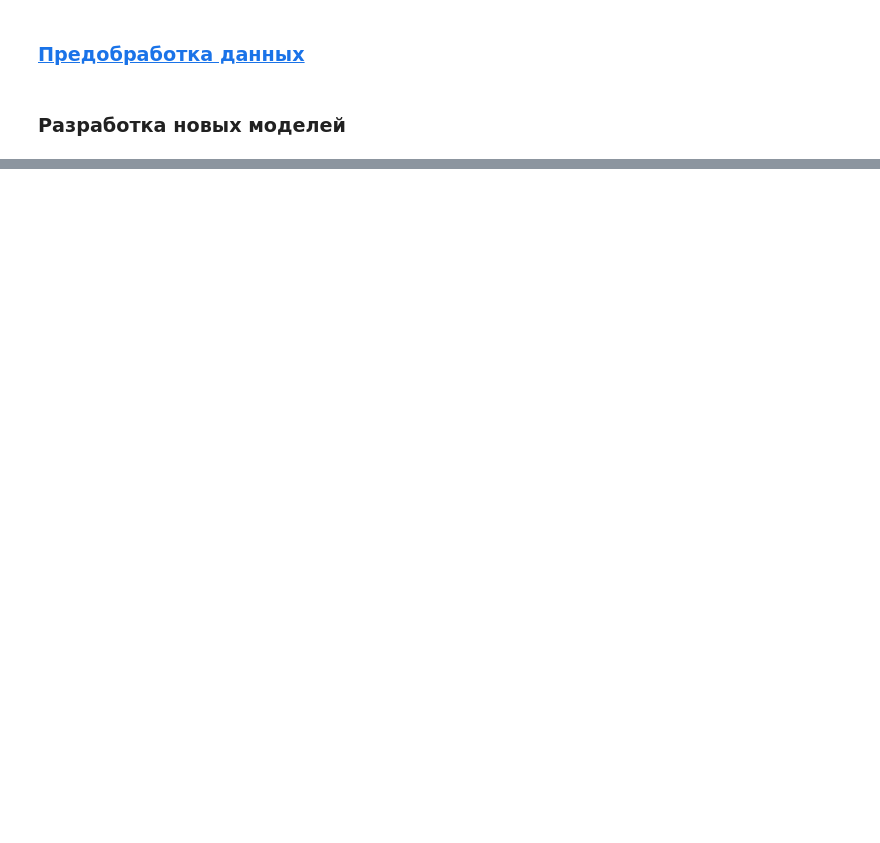
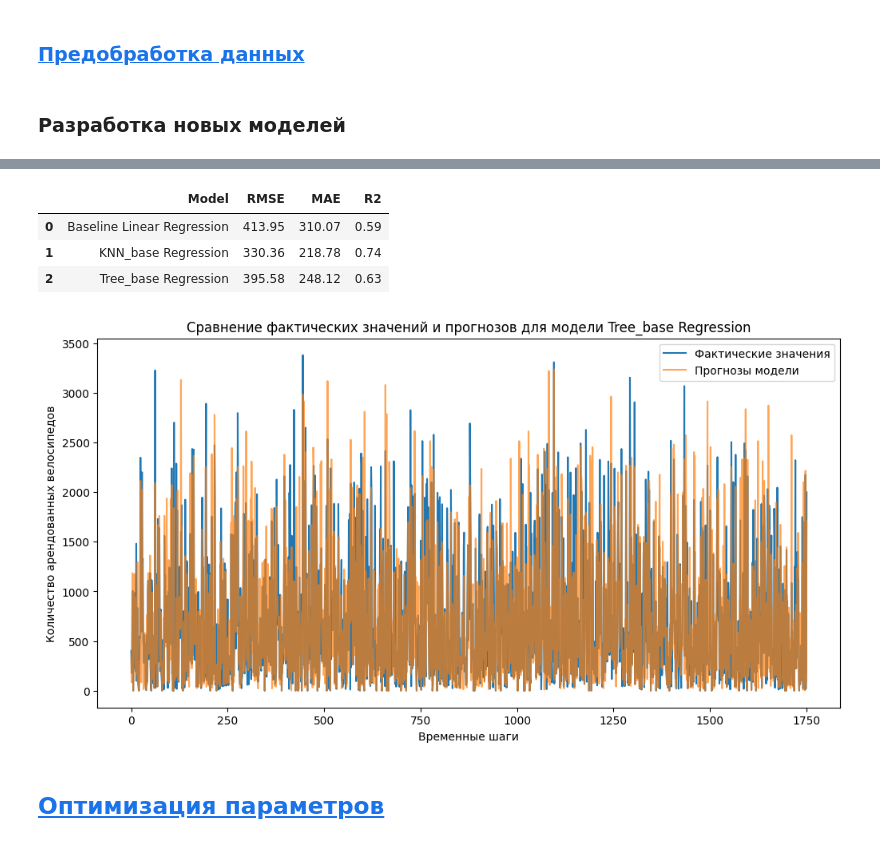
Before and after one commit to MEYakunin/Sprint14_Bike_Rental_Forecast, a Jupyter notebook: BikeSouth_nonlinear_demand_forecast.ipynb, the cells around one changed output, grey strips where cells are left out. Saved outputs shown, nothing was run; the diff lists cells and outputs as text; code cells hidden in the pictures; blank space fills up the shorter version.

Commit message:
BikeSouth_nonlinear_demand_forecast - Оптимизация параметров - готово

```diff
--- a/BikeSouth_nonlinear_demand_forecast.ipynb
+++ b/BikeSouth_nonlinear_demand_forecast.ipynb
@@ -705,0 +662,17 @@ show_metrics()
+# %%
+# Кросс-валидация для TREE модели
+knn_scores, metrics_df = cross_valid_model(X_train, y_train, pipeline_tree_base, 'Tree_base Regression', scoring, cv, metrics_df)
+show_metrics()
+
+# Визуализируем результаты предсказания модели KNN_base Regression
+pipeline_tree_base.fit(X_train, y_train)
+y_pred_tree_base = pipeline_tree_base.predict(X_test)
+visual_predict(y_test, y_pred_tree_base, 'Tree_base Regression')
+# %% [output]
+|  | Model | RMSE | MAE | R2 |
+| 0 | Baseline Linear Regression | 413.95 | 310.07 | 0.59 |
+| 1 | KNN_base Regression | 330.36 | 218.78 | 0.74 |
+| 2 | Tree_base Regression | 395.58 | 248.12 | 0.63 |
+[figure, added]
+# %% [markdown]
+## [Оптимизация параметров](#оптимизация)
```
Also changed, not shown: parts of 14 cells of this notebook, 1 other file.
